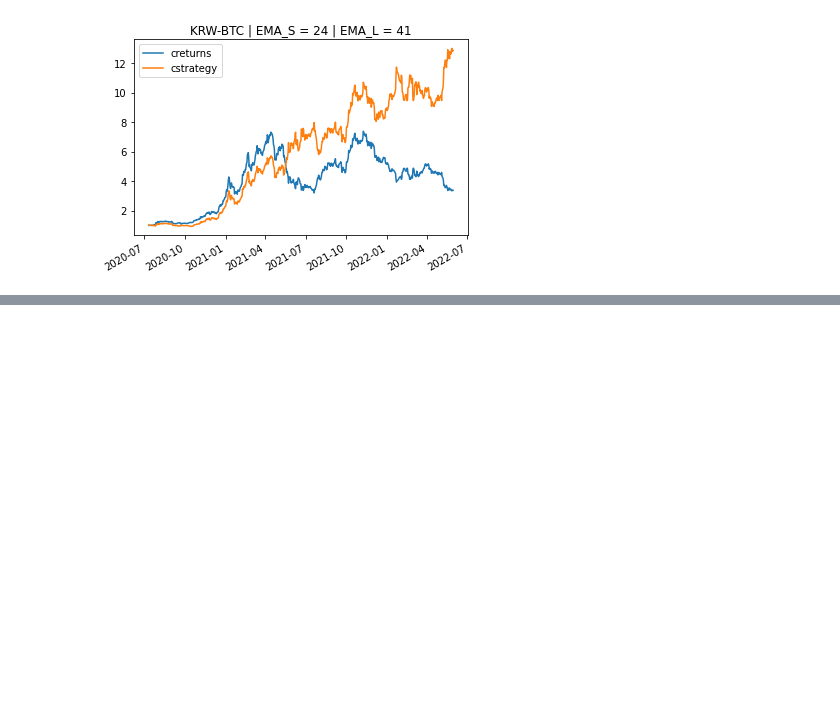
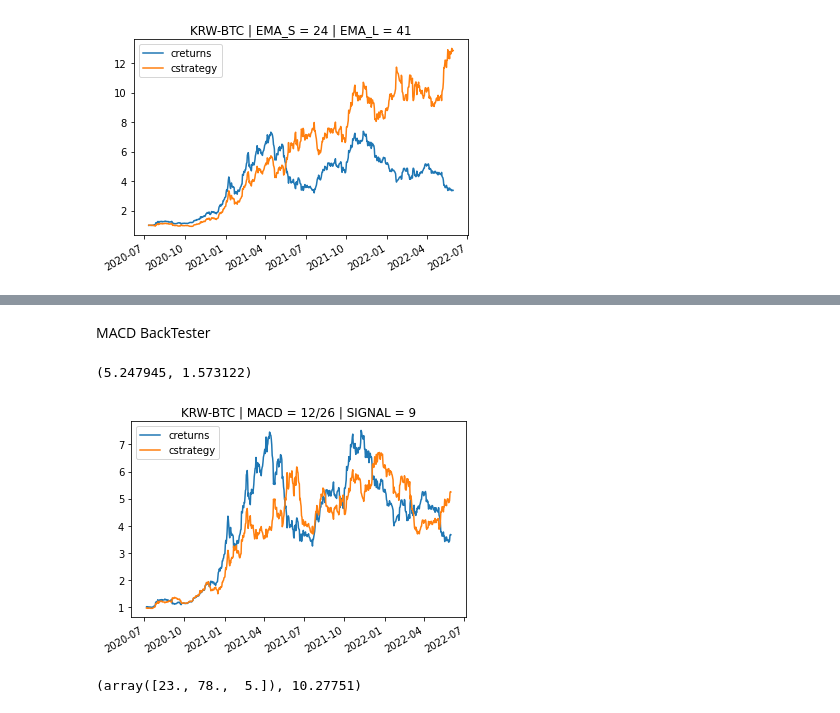
Before and after one commit to sajacaros/algo-trading, a Jupyter notebook: notebook/algo_trading_22_06_02.ipynb, the cells around one changed output, grey strips where cells are left out. Saved outputs shown, nothing was run; the diff lists cells and outputs as text; code cells hidden in the pictures; blank space fills up the shorter version.

Commit message:
macd backtest complete

```diff
--- a/notebook/algo_trading_22_06_02.ipynb
+++ b/notebook/algo_trading_22_06_02.ipynb
@@ -51,0 +56,2 @@ tester.results.loc["2021",["SMA","EMA","position"]].plot(secondary_y="position")
+# %% [markdown]
+MACD BackTester
@@ -51,0 +60,15 @@ tester.results.loc["2021",["SMA","EMA","position"]].plot(secondary_y="position")
+# %%
+tester = MACDBackTester("KRW-BTC", count=730)
+# %%
+tester.test_strategy()
+# %% [output]
+(5.247945, 1.573122)
+# %%
+tester.plot_returns()
+# %% [output]
+[figure, added]
+# %%
+res = tester.optimize_parameters((10,30,1), (26,100, 1), (5,10,1))
+res
+# %% [output]
+(array([23., 78.,  5.]), 10.27751)
```
Also changed, not shown: parts of 12 cells of this notebook, 2 other files.
